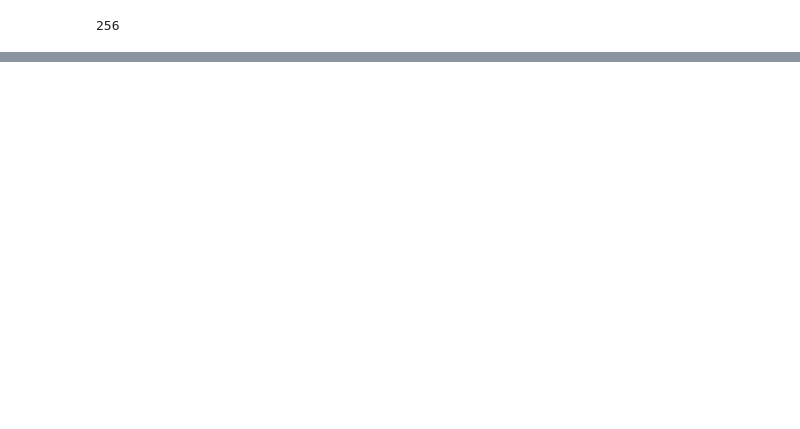
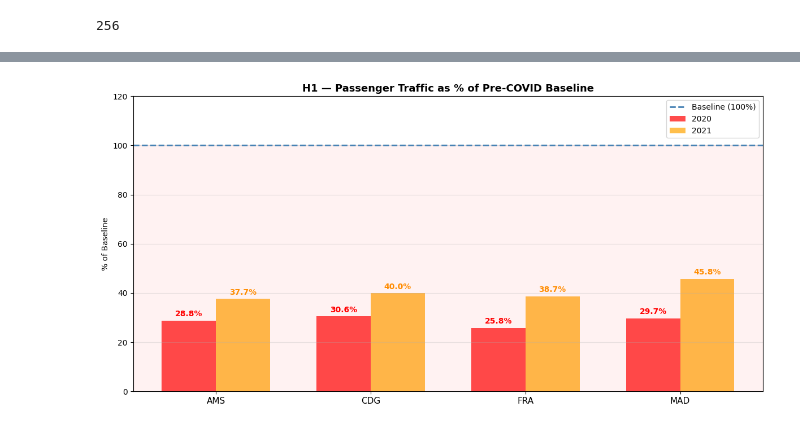
Before and after one commit to h-albrecht-ams/Capstone-Project, a Jupyter notebook: python/DataReadingFunction_v2.0.ipynb, the cells around one changed output, grey strips where cells are left out. Cells and saved outputs as stored; diff of their text form; code cells hidden in the pictures; blank space fills up the shorter version.

```diff
--- a/python/DataReadingFunction_v2.0.ipynb
+++ b/python/DataReadingFunction_v2.0.ipynb
@@ -705,0 +1025,10 @@ plt.show()
+# %%
+# drop by airport pre vs 2020 and 2021
+baseline_annual = passengers_core[passengers_core["year"].isin([2017,2018,2019])]
+baseline_avg = baseline_annual.groupby("origin")["passengers"].sum() / 3
+
+for year in [2020, 2021]:
+    year_total = passengers_core[passengers_core["year"] == year].groupby("origin")["passengers"].sum()
+    drop = ((year_total - baseline_avg) / baseline_avg * 100).round(2)
+    print(f"\n{year} drop vs baseline:")
+    print(drop)
@@ -705,0 +1135,67 @@ plt.show()
+# %%
+# Bar plot - annual % per airport vs baseline
+# Calculate % of baseline for each airport
+baseline_annual = passengers_core[passengers_core["year"].isin([2017, 2018, 2019])]
+baseline_avg_annual = baseline_annual.groupby("origin")["passengers"].sum() / 3
+
+pct_data = []
+for airport in airports:
+    base = baseline_avg_annual[airport]
+    for year in [2020, 2021]:
+        total = passengers_core[
+            (passengers_core["origin"] == airport) &
+            (passengers_core["year"] == year)
+        ]["passengers"].sum()
+        pct = (total / base * 100).round(1)
+        pct_data.append({
+            "airport": labels[airport],
+            "year": year,
+            "pct_of_baseline": pct
+        })
+
+pct_df = pd.DataFrame(pct_data)
+
+# Plot paired bars
+fig, ax = plt.subplots(figsize=(12, 6))
+
+airport_labels = [labels[a] for a in airports]
+x = np.arange(len(airport_labels))
+width = 0.35
+
+bars_2020 = ax.bar(x - width/2,
+                    pct_df[pct_df["year"] == 2020]["pct_of_baseline"],
+                    width, label="2020", color="red", alpha=0.7)
+
+bars_2021 = ax.bar(x + width/2,
+                    pct_df[pct_df["year"] == 2021]["pct_of_baseline"],
+                    width, label="2021", color="orange", alpha=0.7)
+
+# Baseline reference line at 100%
+ax.axhline(y=100, color="steelblue", linewidth=2,
+           linestyle="--", label="Baseline (100%)")
+
+# Add % labels on bars
+for bar in bars_2020:
+    ax.text(bar.get_x() + bar.get_width()/2, bar.get_height() + 1,
+            f"{bar.get_height():.1f}%", ha="center", va="bottom",
+            fontsize=10, fontweight="bold", color="red")
+
+for bar in bars_2021:
+    ax.text(bar.get_x() + bar.get_width()/2, bar.get_height() + 1,
+            f"{bar.get_height():.1f}%", ha="center", va="bottom",
+            fontsize=10, fontweight="bold", color="darkorange")
+
+ax.set_title("H1 — Passenger Traffic as % of Pre-COVID Baseline",
+             fontsize=13, fontweight="bold")
+ax.set_ylabel("% of Baseline")
+ax.set_xticks(x)
+ax.set_xticklabels(airport_labels, fontsize=11)
+ax.set_ylim(0, 120)
+ax.axhspan(0, 100, alpha=0.05, color="red")  # red zone below baseline
+ax.legend(fontsize=10)
+ax.grid(True, alpha=0.3, axis="y")
+
+plt.tight_layout()
+plt.show()
+# %% [output]
+[figure, added]
```
Also changed, not shown: parts of 111 cells of this notebook, 1 other file.
